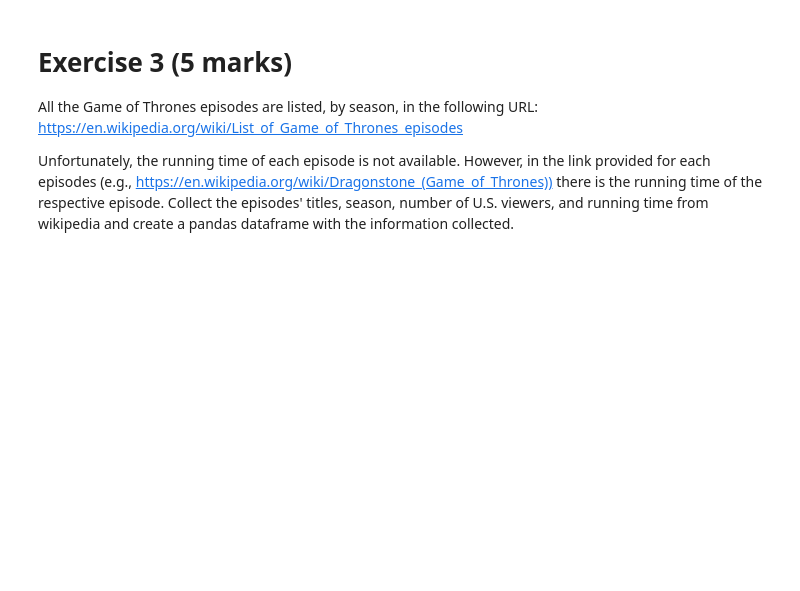
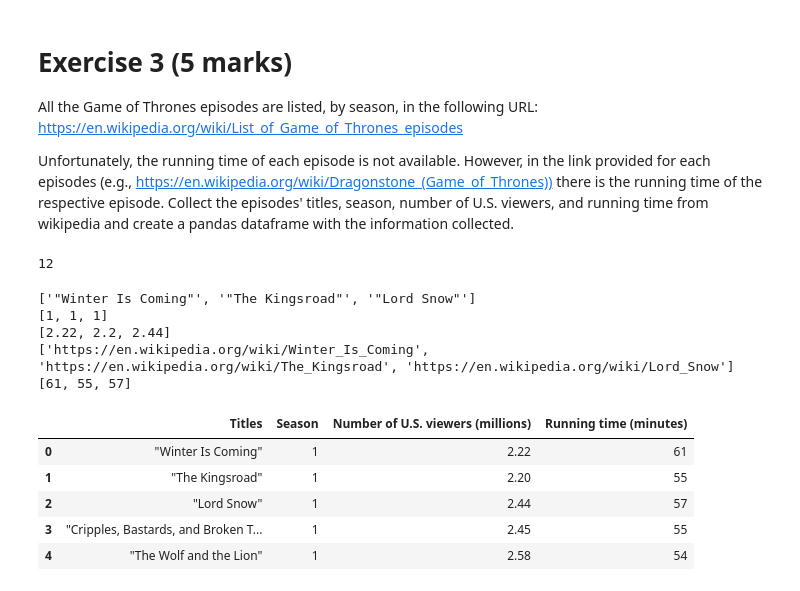
Before and after one commit to GawainGan/UBCO_MDS, a Jupyter notebook: Data-534/Lab1/lab1.ipynb, the cells around one changed output. Saved outputs shown, nothing was run; the diff lists cells and outputs as text; code cells hidden in the pictures; blank space fills up the shorter version.

```diff
--- a/Data-534/Lab1/lab1.ipynb
+++ b/Data-534/Lab1/lab1.ipynb
@@ -265,0 +230,11 @@ Unfortunately, the running time of each episode is not available. However, in th
+# %%
+url = 'https://en.wikipedia.org/wiki/List_of_Game_of_Thrones_episodes'
+page = requests.get(url)
+soup = BeautifulSoup(page.content, 'html.parser')
+tds_number = soup.find_all('table', {'class':'wikitable'})
+
+len(tds_number)
+# 1st, 11th, 12th, 13th do not count as the number of episodes
+# the info for each episodes is contained in table 2nd to 9th
+# %% [output]
+12
@@ -265,0 +261,46 @@ Unfortunately, the running time of each episode is not available. However, in th
+# %%
+time_list = []
+for i in links_list:
+      url_request = requests.get(i)
+      page = BeautifulSoup(url_request.text)
+      # find the first table in each page of episode
+      table = page.find_all('table')[0]
+      for item in table.find_all('td', {'class':"infobox-data"}):
+            # print(item.text)
+            if 'minutes' in item.text:
+                  time = item.text[:2]
+                  time_list.append(time)
+# %%
+# time_list = int(time_list)
+running_time = []
+number_viewer = []
+for i in time_list:
+      time = int(i)
+      running_time.append(time)
+for i in viewers_list:
+      n = float(i)
+      number_viewer.append(n)
+# %%
+print(title_list[:3])
+print(season_list[:3])
+print(number_viewer[:3])
+print(links_list[:3])
+print(running_time[:3])
+# %% [output]
+['"Winter Is Coming"', '"The Kingsroad"', '"Lord Snow"']
+[1, 1, 1]
+[2.22, 2.2, 2.44]
+['https://en.wikipedia.org/wiki/Winter_Is_Coming', 'https://en.wikipedia.org/wiki/The_Kingsroad', 'https://en.wikipedia.org/wiki/Lord_Snow']
+[61, 55, 57]
+# %%
+df = pd.DataFrame(list(zip(title_list, season_list, number_viewer, running_time)),
+            columns = ['Titles', 'Season', 'Number of U.S. viewers (millions)', 'Running time (minutes)'])
+# %%
+df.head()
+# %% [output]
+|  | Titles | Season | Number of U.S. viewers (millions) | Running time (minutes) |
+| 0 | "Winter Is Coming" | 1 | 2.22 | 61 |
+| 1 | "The Kingsroad" | 1 | 2.20 | 55 |
+| 2 | "Lord Snow" | 1 | 2.44 | 57 |
+| 3 | "Cripples, Bastards, and Broken T... | 1 | 2.45 | 55 |
+| 4 | "The Wolf and the Lion" | 1 | 2.58 | 54 |
```
Also changed, not shown: parts of 16 cells of this notebook.
